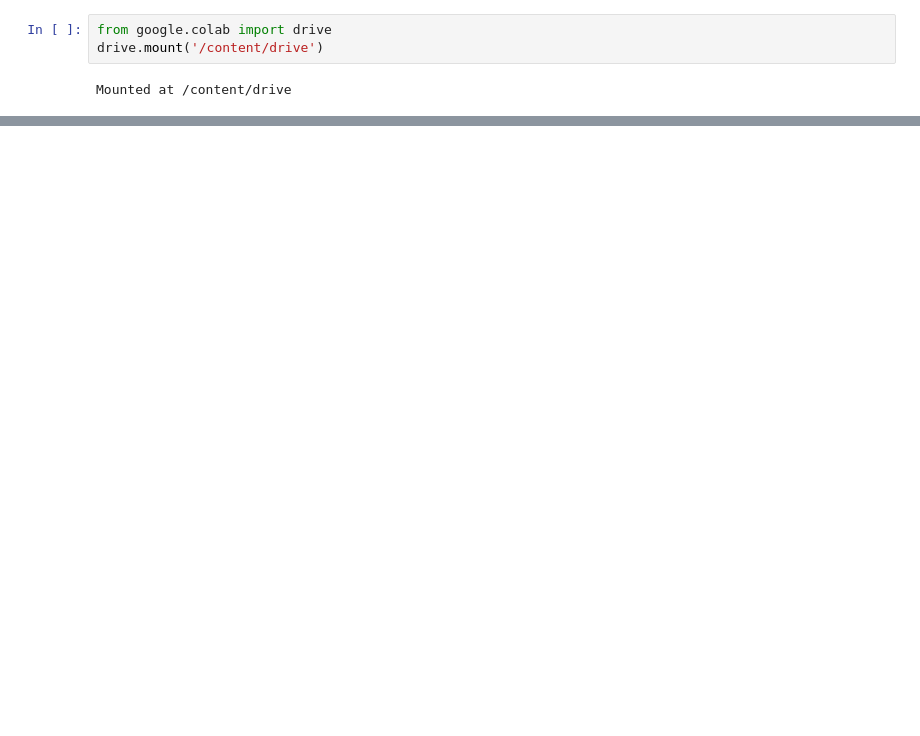
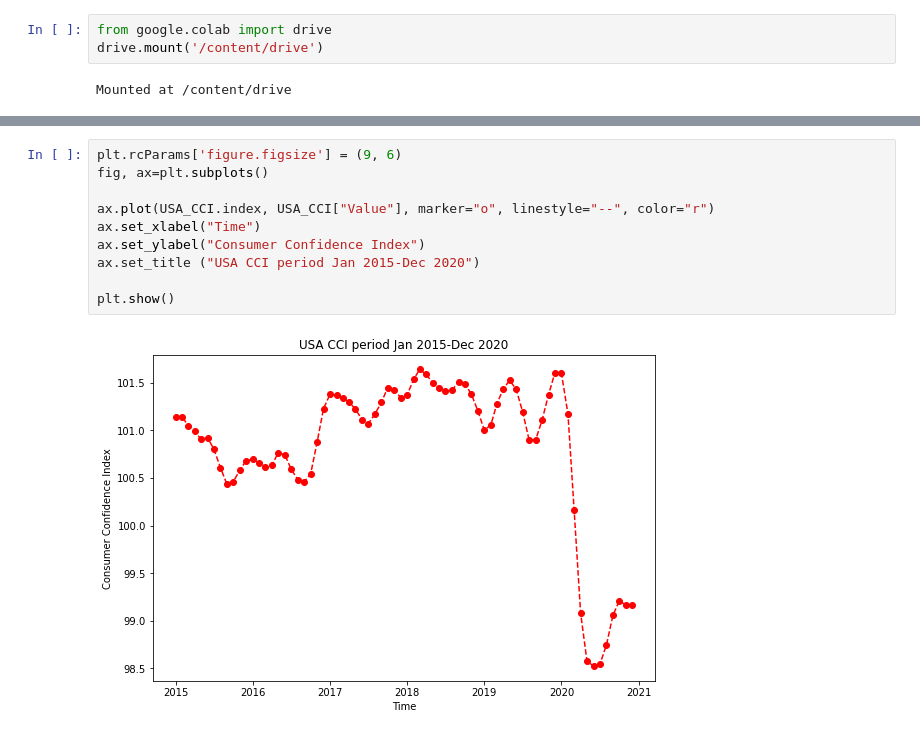
Before and after one commit to natmonge/UCDPA_NataliaMongelos, a Jupyter notebook: Data_Analytics_Project.ipynb, the cells around one changed output, grey strips where cells are left out. Drawn from its saved outputs; the diff is of its cells as text; blank space fills up the shorter version.

```diff
--- a/Data_Analytics_Project.ipynb
+++ b/Data_Analytics_Project.ipynb
@@ -81,0 +196,12 @@ print (CCI_OECD)
+# %%
+plt.rcParams['figure.figsize'] = (9, 6)
+fig, ax=plt.subplots()
+
+ax.plot(USA_CCI.index, USA_CCI["Value"], marker="o", linestyle="--", color="r")
+ax.set_xlabel("Time")
+ax.set_ylabel("Consumer Confidence Index")
+ax.set_title ("USA CCI period Jan 2015-Dec 2020")
+
+plt.show()
+# %% [output]
+[figure, added]
```
Also changed, not shown: parts of 22 cells of this notebook.
